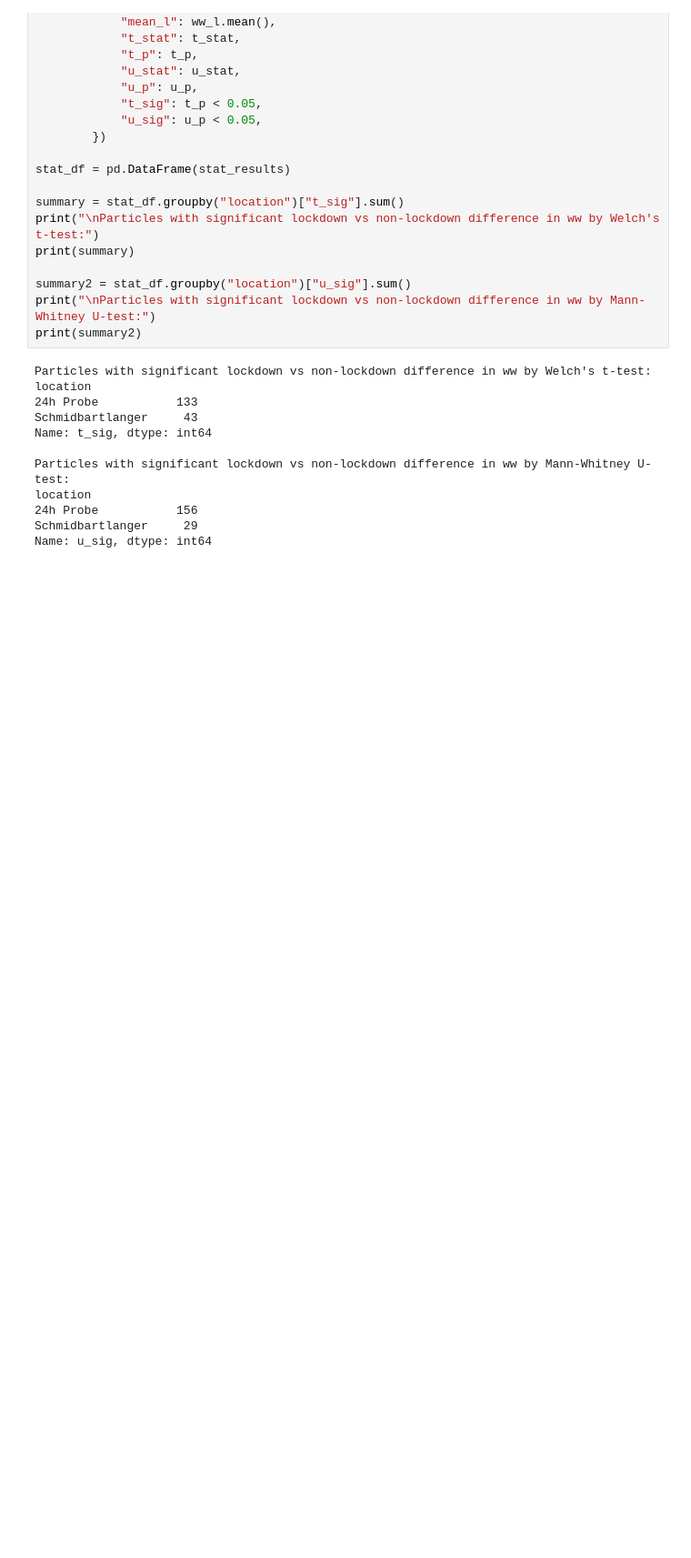
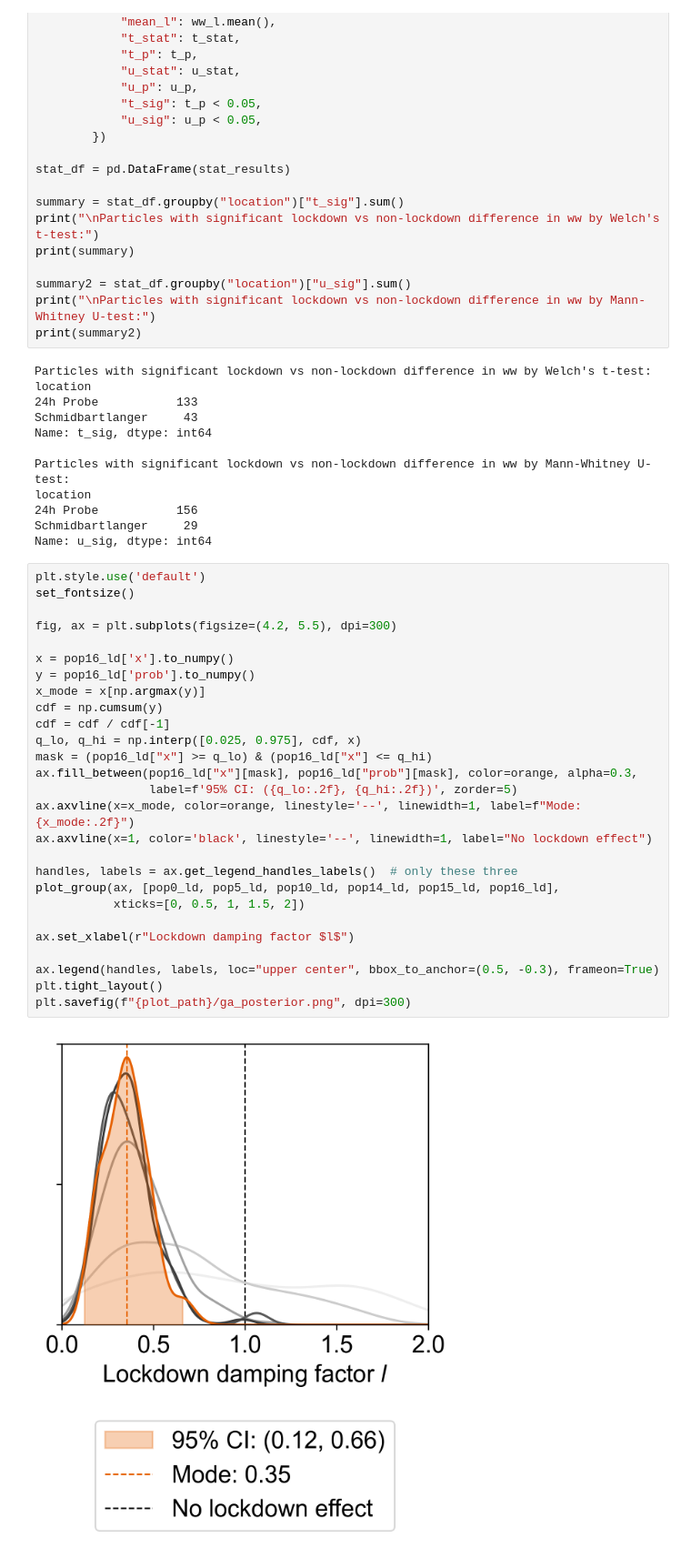
Before and after one commit to karina-d-wallrafen/HEV-model-analysis, a Jupyter notebook: 3_analysis/scripts/5_fitting_dual.ipynb, the cells around one changed output. Shown at 91% size. Saved outputs shown, nothing was run; the diff lists cells and outputs as text; blank space fills up the shorter version.

```diff
--- a/3_analysis/scripts/5_fitting_dual.ipynb
+++ b/3_analysis/scripts/5_fitting_dual.ipynb
@@ -705,3 +706,32 @@ location
 24h Probe           156
 Schmidbartlanger     29
 Name: u_sig, dtype: int64
+# %%
+plt.style.use('default')
+set_fontsize()
+
+fig, ax = plt.subplots(figsize=(4.2, 5.5), dpi=300)
+
+x = pop16_ld['x'].to_numpy()
+y = pop16_ld['prob'].to_numpy()
+x_mode = x[np.argmax(y)]
+cdf = np.cumsum(y)
+cdf = cdf / cdf[-1]
+q_lo, q_hi = np.interp([0.025, 0.975], cdf, x)
+mask = (pop16_ld["x"] >= q_lo) & (pop16_ld["x"] <= q_hi)
+ax.fill_between(pop16_ld["x"][mask], pop16_ld["prob"][mask], color=orange, alpha=0.3,
+                label=f'95% CI: ({q_lo:.2f}, {q_hi:.2f})', zorder=5)
+ax.axvline(x=x_mode, color=orange, linestyle='--', linewidth=1, label=f"Mode: {x_mode:.2f}")
+ax.axvline(x=1, color='black', linestyle='--', linewidth=1, label="No lockdown effect")
+
+handles, labels = ax.get_legend_handles_labels()  # only these three
+plot_group(ax, [pop0_ld, pop5_ld, pop10_ld, pop14_ld, pop15_ld, pop16_ld],
+           xticks=[0, 0.5, 1, 1.5, 2])
+
+ax.set_xlabel(r"Lockdown damping factor $l$")
+
+ax.legend(handles, labels, loc="upper center", bbox_to_anchor=(0.5, -0.3), frameon=True)
+plt.tight_layout()
+plt.savefig(f"{plot_path}/ga_posterior.png", dpi=300)
+# %% [output]
+[figure, added]
```
Also changed, not shown: parts of 5 cells of this notebook, 6 other files.
